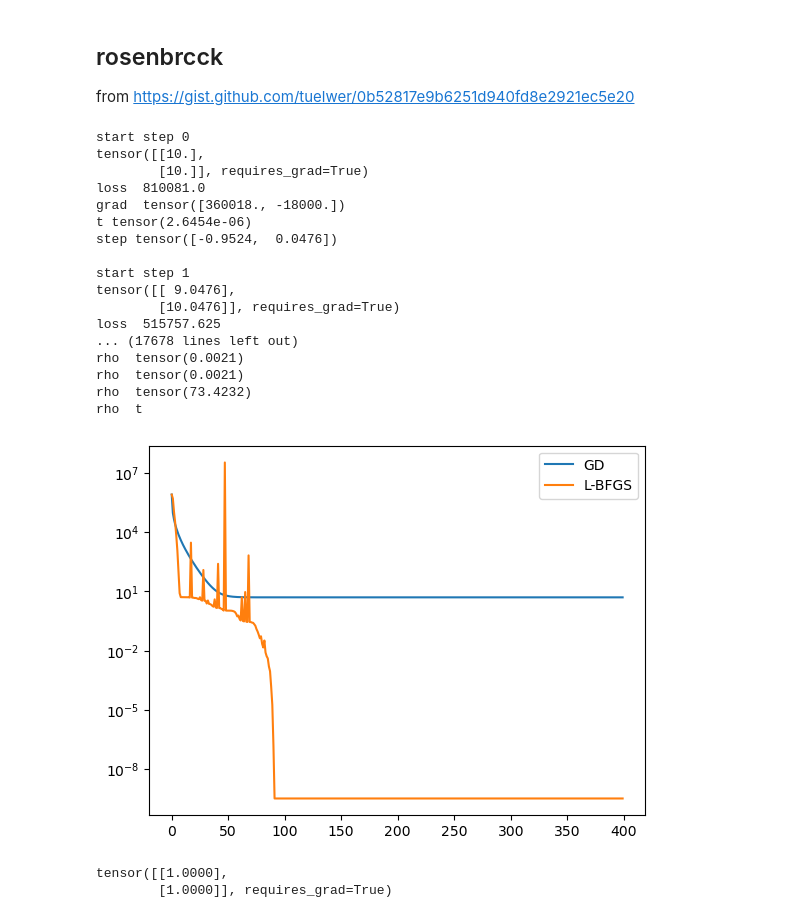
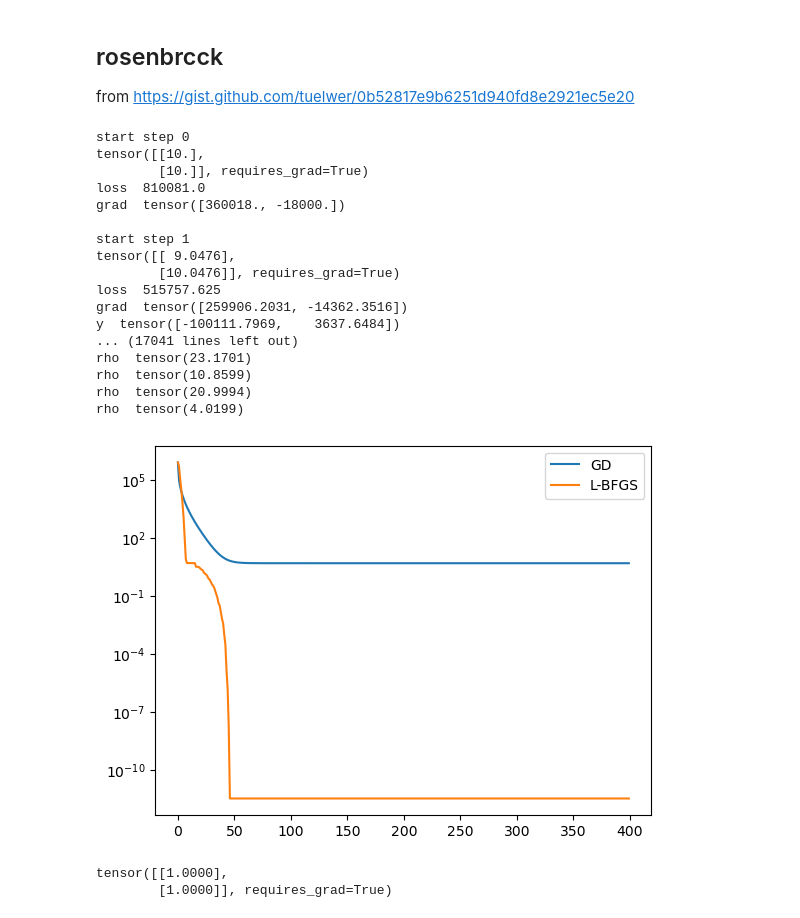
Before and after one commit to KGrewal1/candle-optimisers, a Jupyter notebook: lbfgs_test.ipynb, the cells around one changed output. Saved outputs shown, nothing was run; the diff lists cells and outputs as text; code cells hidden in the pictures.

```diff
--- a/lbfgs_test.ipynb
+++ b/lbfgs_test.ipynb
@@ -548,7 +548,8 @@ x_lbfgs.requires_grad = True
 
 lbfgs = myLBFGS([x_lbfgs],
                     history_size=100,
-                    max_iter=1)
+                    max_iter=1,
+                    line_search_fn="strong_wolfe")
 # ,
 #                     line_search_fn="strong_wolfe"
 
@@ -557,40 +558,40 @@ for i in range(400):
     print("\nstart step", i)
     print(x_lbfgs)
     # print(lbfgs)
     # print(lbfgs.state)
 
     history_lbfgs.append(f(x_lbfgs).item())
     lbfgs.step(closure)
     # for state in lbfgs.state.values():
     #     for key, value in state.items():
     #         print(key, ' ', value)
 
 
 # Plotting
 plt.semilogy(history_gd, label='GD')
 plt.semilogy(history_lbfgs, label='L-BFGS')
 plt.legend()
 plt.show()
 
 print(x_lbfgs)
 # %% [output]
 start step 0
 tensor([[10.],
         [10.]], requires_grad=True)
 loss  810081.0
 grad  tensor([360018., -18000.])
-t tensor(2.6454e-06)
-step tensor([-0.9524,  0.0476])
 
 start step 1
 tensor([[ 9.0476],
         [10.0476]], requires_grad=True)
 loss  515757.625
-... (17678 lines left out)
-rho  tensor(0.0021)
-rho  tensor(0.0021)
-rho  tensor(73.4232)
-rho  t
+grad  tensor([259906.2031, -14362.3516])
+y  tensor([-100111.7969,    3637.6484])
+... (17041 lines left out)
+rho  tensor(23.1701)
+rho  tensor(10.8599)
+rho  tensor(20.9994)
+rho  tensor(4.0199)
-[figure, old version]
+[figure, new version]
 tensor([[1.0000],
         [1.0000]], requires_grad=True)
```
Also changed, not shown: 4 other files.
